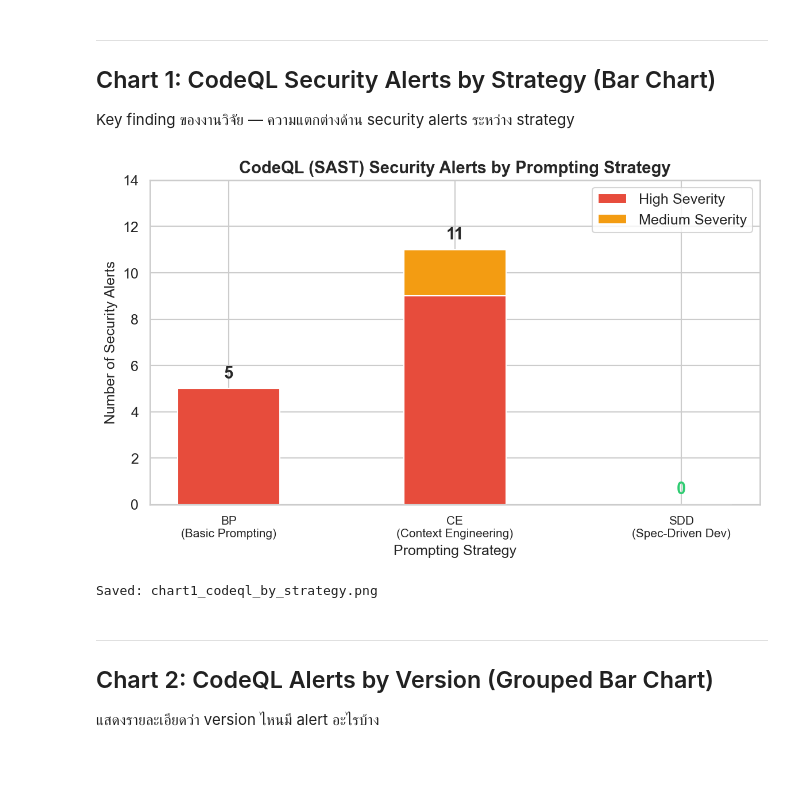
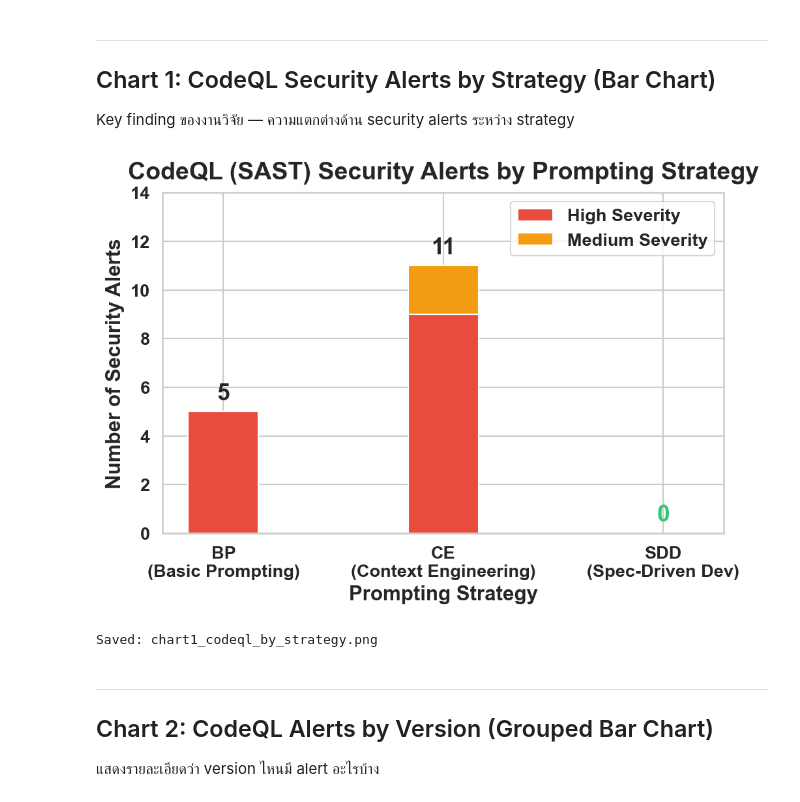
Before and after one commit to PhatchareePuangjai/chatGPT5, a Jupyter notebook: src/research_charts.ipynb, the cells around one changed output. Cells and saved outputs as stored; diff of their text form; code cells hidden in the pictures; blank space fills up the shorter version.

```diff
--- a/src/research_charts.ipynb
+++ b/src/research_charts.ipynb
@@ -16,10 +16,25 @@ import pandas as pd
 import numpy as np
 
 # ตั้งค่า style
-sns.set_theme(style='whitegrid', font_scale=1.1)
+sns.set_theme(style='whitegrid', font_scale=1.35)
 matplotlib.rcParams['figure.dpi'] = 150
 matplotlib.rcParams['savefig.dpi'] = 300
 matplotlib.rcParams['figure.facecolor'] = 'white'
+matplotlib.rcParams['axes.titlesize'] = 18
+matplotlib.rcParams['axes.labelsize'] = 15
+matplotlib.rcParams['axes.labelweight'] = 'bold'
+matplotlib.rcParams['xtick.labelsize'] = 13
+matplotlib.rcParams['ytick.labelsize'] = 13
+matplotlib.rcParams['legend.fontsize'] = 13
+matplotlib.rcParams['font.weight'] = 'semibold'
+matplotlib.rcParams['figure.autolayout'] = False
+SAVE_KWARGS = {'bbox_inches': 'tight', 'pad_inches': 0.06}
+
+def bold_axis_text(ax):
+    ax.xaxis.label.set_fontweight('bold')
+    ax.yaxis.label.set_fontweight('bold')
+    for label in ax.get_xticklabels() + ax.get_yticklabels():
+        label.set_fontweight('bold')
 
 # สี palette สำหรับ 3 strategies
 STRATEGY_COLORS = {
@@ -118,40 +133,41 @@ Versions: 9, Strategies: 3 (BP=3, CE=3, SDD=3) — SCSD01_v2 excluded (reproduci
 ## Chart 1: CodeQL Security Alerts by Strategy (Bar Chart)
 Key finding ของงานวิจัย — ความแตกต่างด้าน security alerts ระหว่าง strategy
 # %%
-fig, ax = plt.subplots(figsize=(8, 5))
+fig, ax = plt.subplots(figsize=(6.8, 4.8))
 
 strategies = ['BP', 'CE', 'SDD']
 high_by_strategy = df_codeql.groupby('Strategy')['High'].sum().reindex(strategies)
 med_by_strategy = df_codeql.groupby('Strategy')['Medium'].sum().reindex(strategies)
 
 x = np.arange(len(strategies))
-width = 0.45
+width = 0.32
 
 bars_high = ax.bar(x, high_by_strategy, width, label='High Severity', color='#e74c3c', edgecolor='white')
 bars_med = ax.bar(x, med_by_strategy, width, bottom=high_by_strategy, label='Medium Severity', color='#f39c12', edgecolor='white')
 
 for i, (h, m) in enumerate(zip(high_by_strategy, med_by_strategy)):
     total = h + m
     if total > 0:
-        ax.text(i, total + 0.3, f'{int(total)}', ha='center', va='bottom', fontweight='bold', fontsize=14)
+        ax.text(i, total + 0.3, f'{int(total)}', ha='center', va='bottom', fontweight='bold', fontsize=17)
     else:
-        ax.text(i, 0.3, '0', ha='center', va='bottom', fontweight='bold', fontsize=14, color='#2ecc71')
+        ax.text(i, 0.3, '0', ha='center', va='bottom', fontweight='bold', fontsize=17, color='#2ecc71')
 
-ax.set_xlabel('Prompting Strategy', fontsize=12)
-ax.set_ylabel('Number of Security Alerts', fontsize=12)
-ax.set_title('CodeQL (SAST) Security Alerts by Prompting Strategy', fontsize=14, fontweight='bold')
+ax.set_xlabel('Prompting Strategy')
+ax.set_ylabel('Number of Security Alerts')
+ax.set_title('CodeQL (SAST) Security Alerts by Prompting Strategy', fontweight='bold', pad=10)
 ax.set_xticks(x)
-ax.set_xticklabels([f'{s}\n({STRATEGY_NAMES[s]})' for s in strategies], fontsize=10)
-ax.legend(loc='upper right')
+ax.set_xticklabels([f'{s}\n({STRATEGY_NAMES[s]})' for s in strategies], fontsize=13)
+ax.legend(loc='upper right', frameon=True)
 ax.set_ylim(0, 14)
 ax.yaxis.set_major_locator(plt.MultipleLocator(2))
 
-plt.tight_layout()
-plt.savefig('chart1_codeql_by_strategy.png', bbox_inches='tight')
+bold_axis_text(ax)
+plt.tight_layout(pad=0.6)
+plt.savefig('chart1_codeql_by_strategy.png', **SAVE_KWARGS)
 plt.show()
 print('Saved: chart1_codeql_by_strategy.png')
 # %% [output]
-[figure, old version]
+[figure, new version]
 Saved: chart1_codeql_by_strategy.png
 # %% [markdown]
 ---
```
Also changed, not shown: parts of 9 cells of this notebook, 10 other files.
